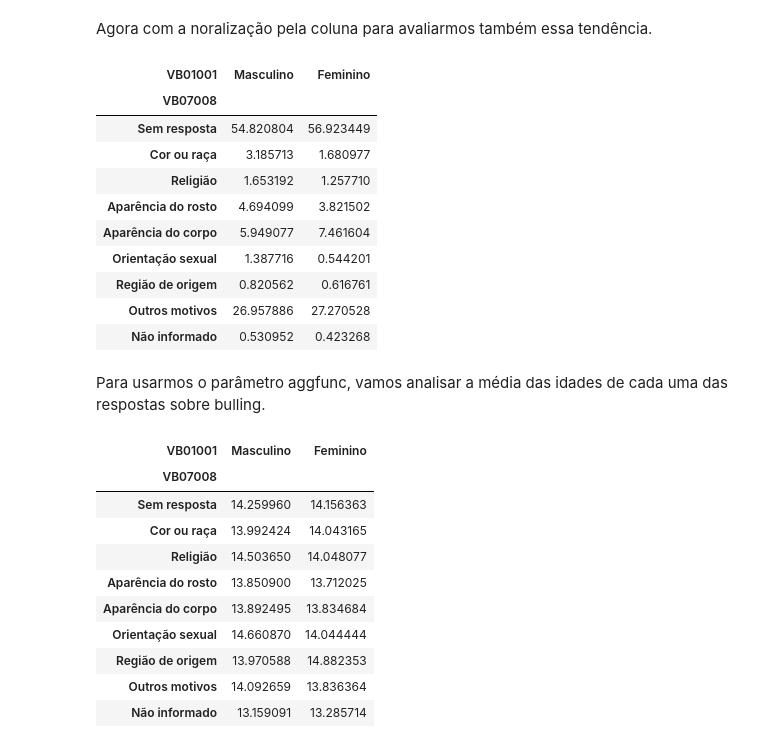
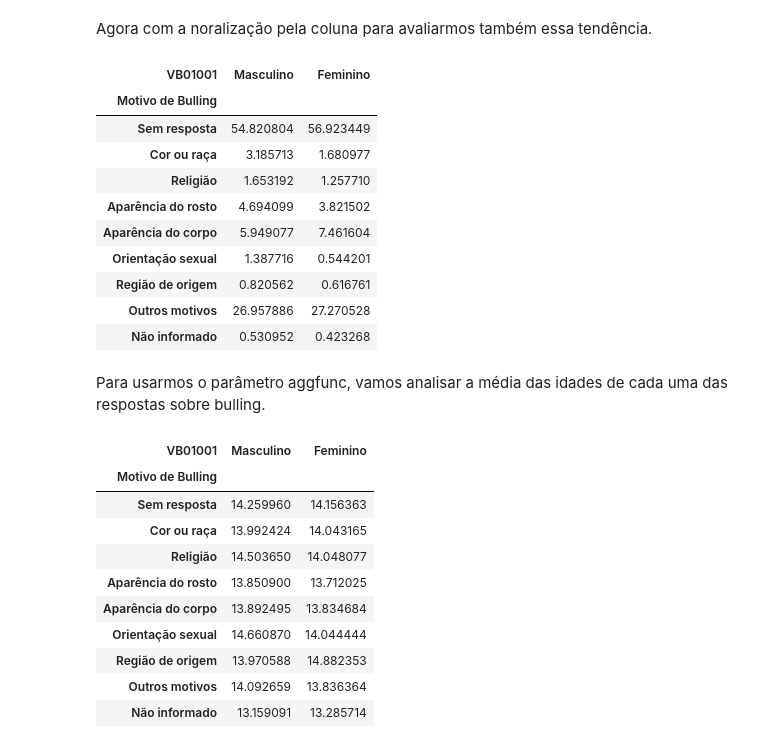
Before and after one commit to silviacfreitas/BootcampDataScienceAplicadaAlura, a Jupyter notebook: BootcampDSModulo03.ipynb, the cells around one changed output. Cells and saved outputs as stored; diff of their text form; code cells hidden in the pictures.

```diff
--- a/BootcampDSModulo03.ipynb
+++ b/BootcampDSModulo03.ipynb
@@ -681,11 +681,12 @@ Agora com a noralização pela coluna para avaliarmos também essa tendência.
 # %%
 frequencia_cruzada = pd.crosstab(dados['VB07008'], dados['VB01001'], normalize='columns')*100
 frequencia_cruzada.rename(index=respostas, inplace=True)
+frequencia_cruzada.rename_axis('Motivo de Bulling', inplace=True)
 frequencia_cruzada.rename(columns={1: 'Masculino', 2: 'Feminino'}, inplace=True)
 frequencia_cruzada
 # %% [output]
 | VB01001 | Masculino | Feminino |
-| VB07008 |  |  |
+| Motivo de Bulling |  |  |
 | Sem resposta | 54.820804 | 56.923449 |
 | Cor ou raça | 3.185713 | 1.680977 |
 | Religião | 1.653192 | 1.257710 |
@@ -700,11 +701,12 @@ Para usarmos o parâmetro aggfunc, vamos analisar a média das idades de cada um
 # %%
 frequencia_cruzada = pd.crosstab(dados['VB07008'], dados['VB01001'], values=dados['VB01003'], aggfunc=np.mean)
 frequencia_cruzada.rename(index=respostas, inplace=True)
+frequencia_cruzada.rename_axis('Motivo de Bulling', inplace=True)
 frequencia_cruzada.rename(columns={1: 'Masculino', 2: 'Feminino'}, inplace=True)
 frequencia_cruzada
 # %% [output]
 | VB01001 | Masculino | Feminino |
-| VB07008 |  |  |
+| Motivo de Bulling |  |  |
 | Sem resposta | 14.259960 | 14.156363 |
 | Cor ou raça | 13.992424 | 14.043165 |
 | Religião | 14.503650 | 14.048077 |
```
